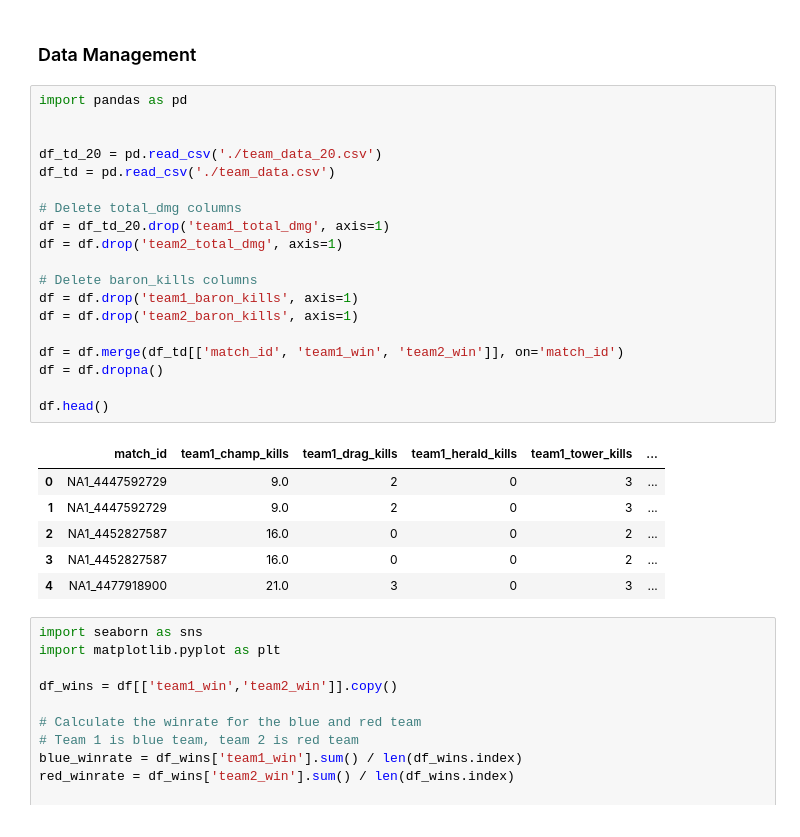
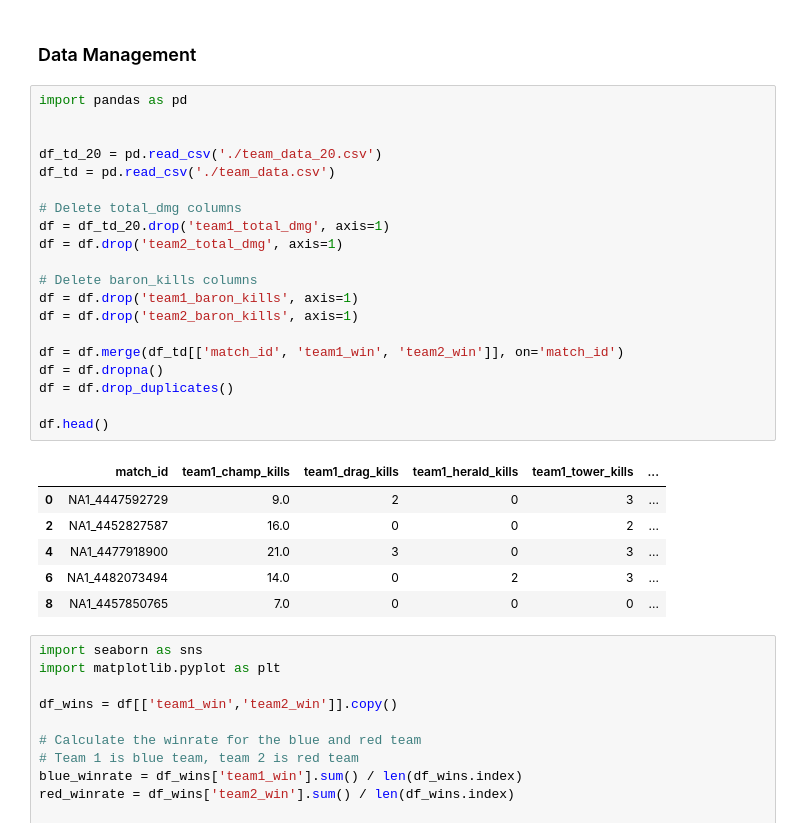
Before and after one commit to SJ-Yu-99/cmsc320final.github.io, a Jupyter notebook: cmsc320final.ipynb, the cells around one changed output. Drawn from its saved outputs; the diff is of its cells as text.

```diff
--- a/cmsc320final.ipynb
+++ b/cmsc320final.ipynb
@@ -343,29 +346,30 @@ Opened file team_data_20.txt
 # %%
 import pandas as pd
 
 
 df_td_20 = pd.read_csv('./team_data_20.csv')
 df_td = pd.read_csv('./team_data.csv')
 
 # Delete total_dmg columns
 df = df_td_20.drop('team1_total_dmg', axis=1)
 df = df.drop('team2_total_dmg', axis=1)
 
 # Delete baron_kills columns
 df = df.drop('team1_baron_kills', axis=1)
 df = df.drop('team2_baron_kills', axis=1)
 
 df = df.merge(df_td[['match_id', 'team1_win', 'team2_win']], on='match_id')
 df = df.dropna()
+df = df.drop_duplicates()
 
 df.head()
 # %% [output]
 |  | match_id | team1_champ_kills | team1_drag_kills | team1_herald_kills | team1_tower_kills | ... |
 | 0 | NA1_4447592729 | 9.0 | 2 | 0 | 3 | ... |
-| 1 | NA1_4447592729 | 9.0 | 2 | 0 | 3 | ... |
 | 2 | NA1_4452827587 | 16.0 | 0 | 0 | 2 | ... |
-| 3 | NA1_4452827587 | 16.0 | 0 | 0 | 2 | ... |
 | 4 | NA1_4477918900 | 21.0 | 3 | 0 | 3 | ... |
+| 6 | NA1_4482073494 | 14.0 | 0 | 2 | 3 | ... |
+| 8 | NA1_4457850765 | 7.0 | 0 | 0 | 0 | ... |
 # %%
 import seaborn as sns
 import matplotlib.pyplot as plt
```
Also changed, not shown: parts of 14 cells of this notebook.
